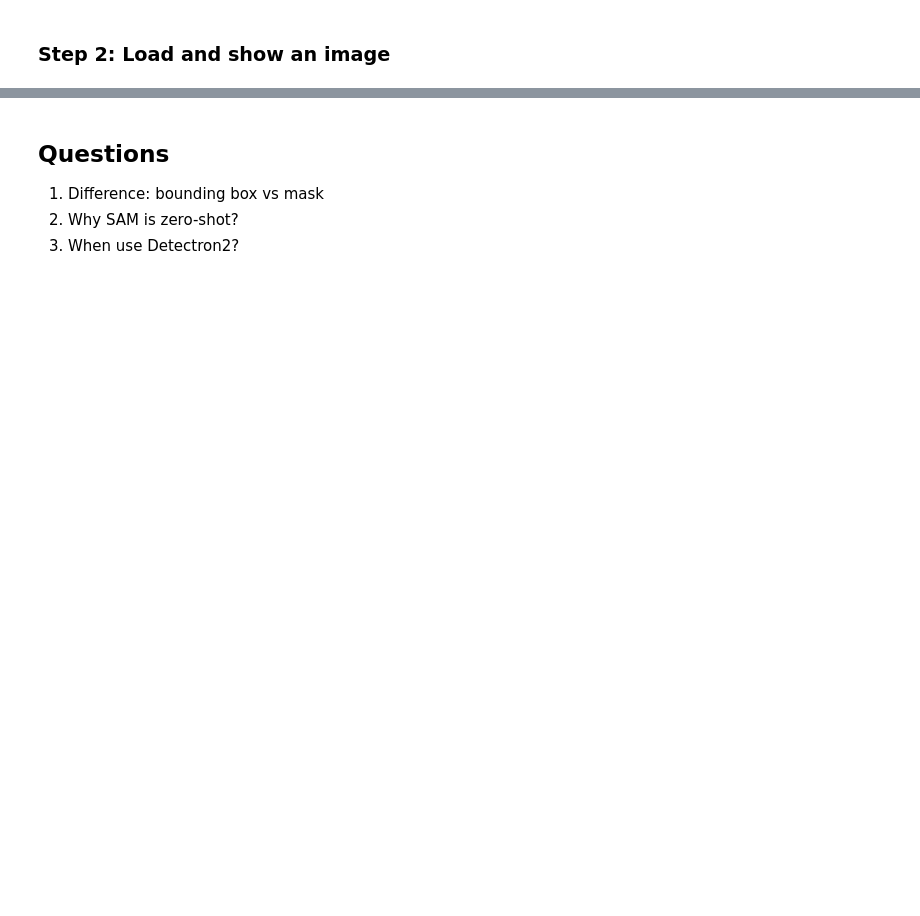
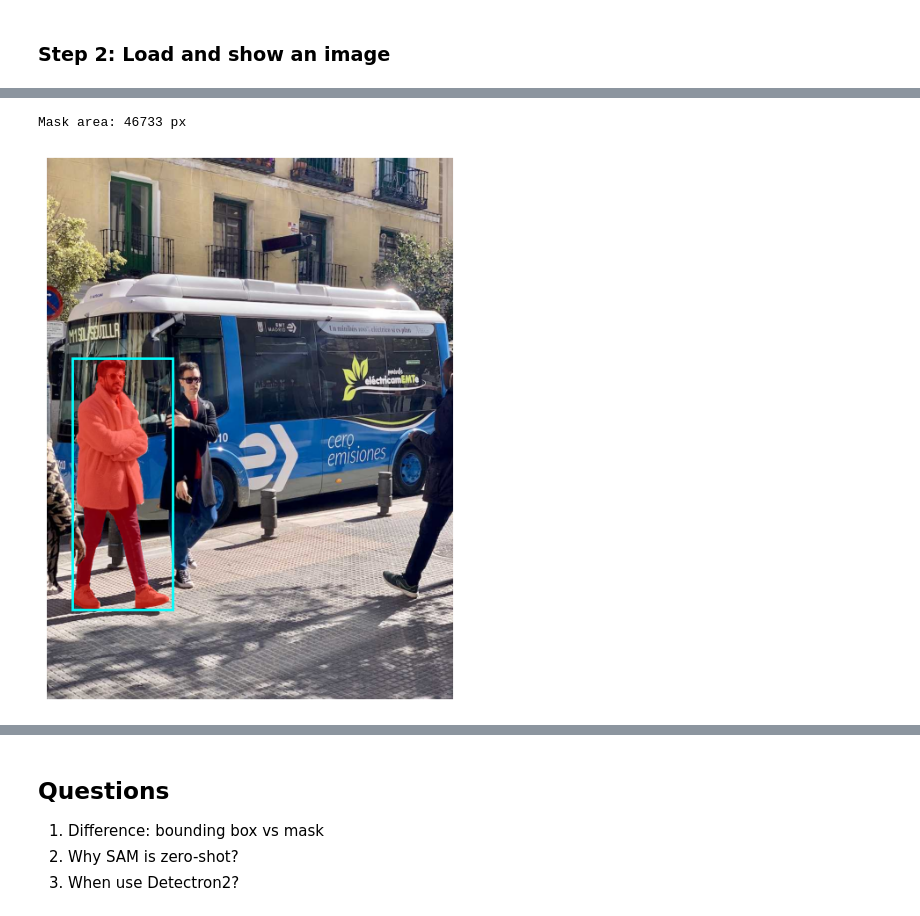
Before and after one commit to eugeniomorocho/ComputerVision, a Jupyter notebook: UC.05 Image Segmentation & Pose Estimation/4. SAM segmentation.ipynb, the cells around one changed output, grey strips where cells are left out. Saved outputs shown, nothing was run; the diff lists cells and outputs as text; code cells hidden in the pictures; blank space fills up the shorter version.

```diff
--- a/UC.05 Image Segmentation & Pose Estimation/4. SAM segmentation.ipynb
+++ b/UC.05 Image Segmentation & Pose Estimation/4. SAM segmentation.ipynb
@@ -32,0 +98,9 @@ plt.axis('off')
+# %%
+box = [50, 400, 250, 900]
+result = model('bus.jpg', bboxes=box, verbose=False)[0]
+mask = result.masks.data[0].cpu().numpy().astype(bool)
+print(f'Mask area: {mask.sum()} px')
+show_mask(img, mask, box=box)
+# %% [output]
+Mask area: 46733 px
+[figure, added]
```
Also changed, not shown: parts of 11 cells of this notebook, 4 other files.
